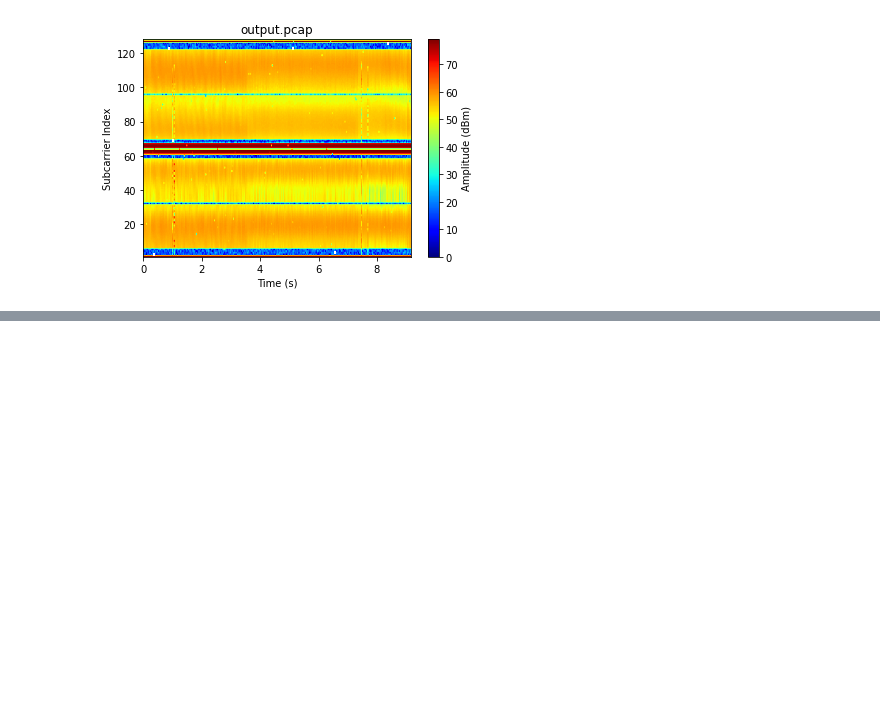
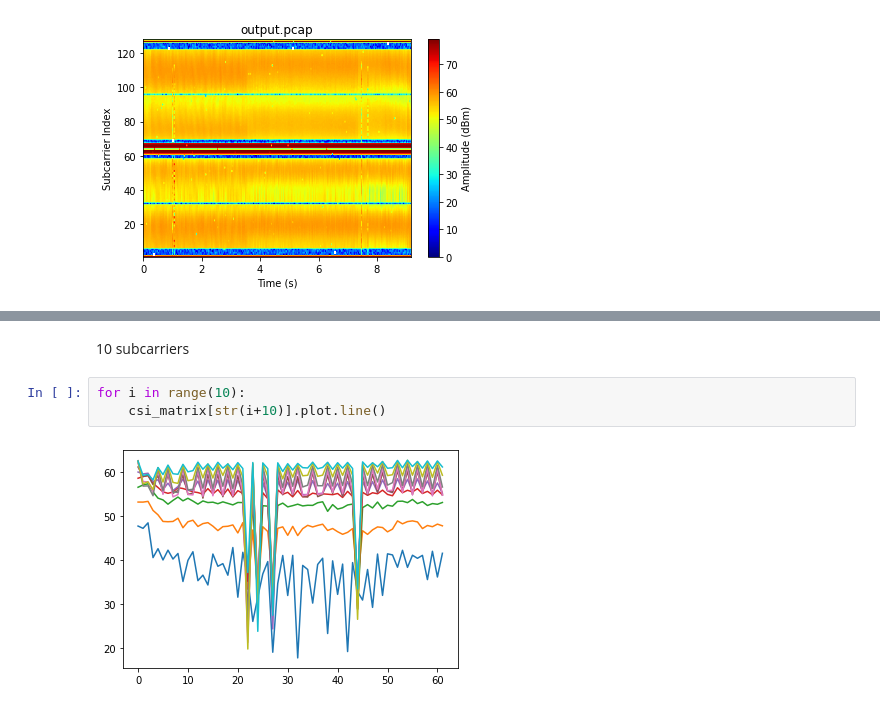
Before and after one commit to srk-practicum/2022-knu-wmi, a Jupyter notebook: plot.ipynb, the cells around one changed output, grey strips where cells are left out. Cells and saved outputs as stored; diff of their text form; blank space fills up the shorter version.

```diff
--- a/plot.ipynb
+++ b/plot.ipynb
@@ -49,0 +60,7 @@ bg.heatmap()
+# %% [markdown]
+10 subcarriers
+# %%
+for i in range(10):
+    csi_matrix[str(i+10)].plot.line()
+# %% [output]
+[figure, added]
```
Also changed, not shown: parts of 10 cells of this notebook.
